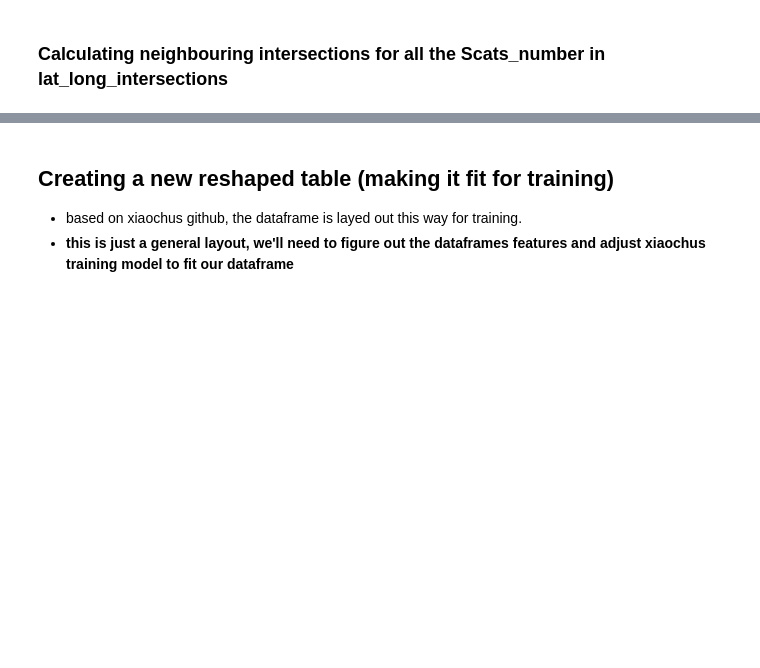
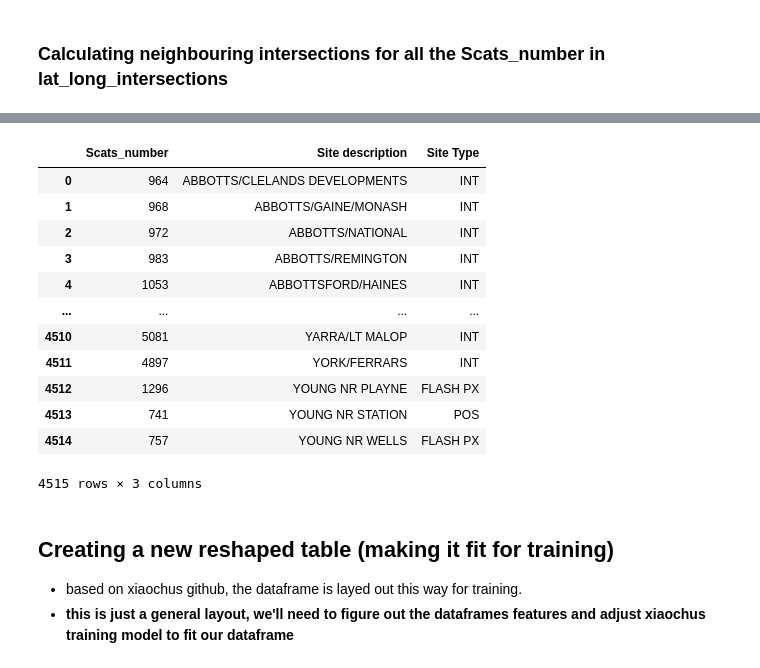
Before and after one commit to hengrvisal/Traffic-Flow-Prediction-System-TPFS, a Jupyter notebook: processing_data.ipynb, the cells around one changed output, grey strips where cells are left out. Cells and saved outputs as stored; diff of their text form; code cells hidden in the pictures; blank space fills up the shorter version.

```diff
--- a/processing_data.ipynb
+++ b/processing_data.ipynb
@@ -308,6 +308,22 @@ lat_long_intersection
 | 37 | 4335 | HIGH/CHARLES | INT | -37.806240 | 145.035180 | 045D06 | 2846;4321;3662 |
 | 38 | 4812 | SWAN/MADDEN | INT | -37.828590 | 145.016440 | 002HJ11 |  |
 | 39 | 4821 | VICTORIA/BURNLEY/WALMER | INT | -37.812930 | 145.008650 | 002HF02 |  |
+# %%
+site_listing
+# %% [output]
+|  | Scats_number | Site description | Site Type |
+| 0 | 964 | ABBOTTS/CLELANDS DEVELOPMENTS | INT |
+| 1 | 968 | ABBOTTS/GAINE/MONASH | INT |
+| 2 | 972 | ABBOTTS/NATIONAL | INT |
+| 3 | 983 | ABBOTTS/REMINGTON | INT |
+| 4 | 1053 | ABBOTTSFORD/HAINES | INT |
+| ... | ... | ... | ... |
+| 4510 | 5081 | YARRA/LT MALOP | INT |
+| 4511 | 4897 | YORK/FERRARS | INT |
+| 4512 | 1296 | YOUNG NR PLAYNE | FLASH PX |
+| 4513 | 741 | YOUNG NR STATION | POS |
+| 4514 | 757 | YOUNG NR WELLS | FLASH PX |
+4515 rows × 3 columns
 # %% [markdown]
 ## **Creating a new reshaped table (making it fit for training)**
 
```
Also changed, not shown: parts of 12 cells of this notebook, 40 other files.
